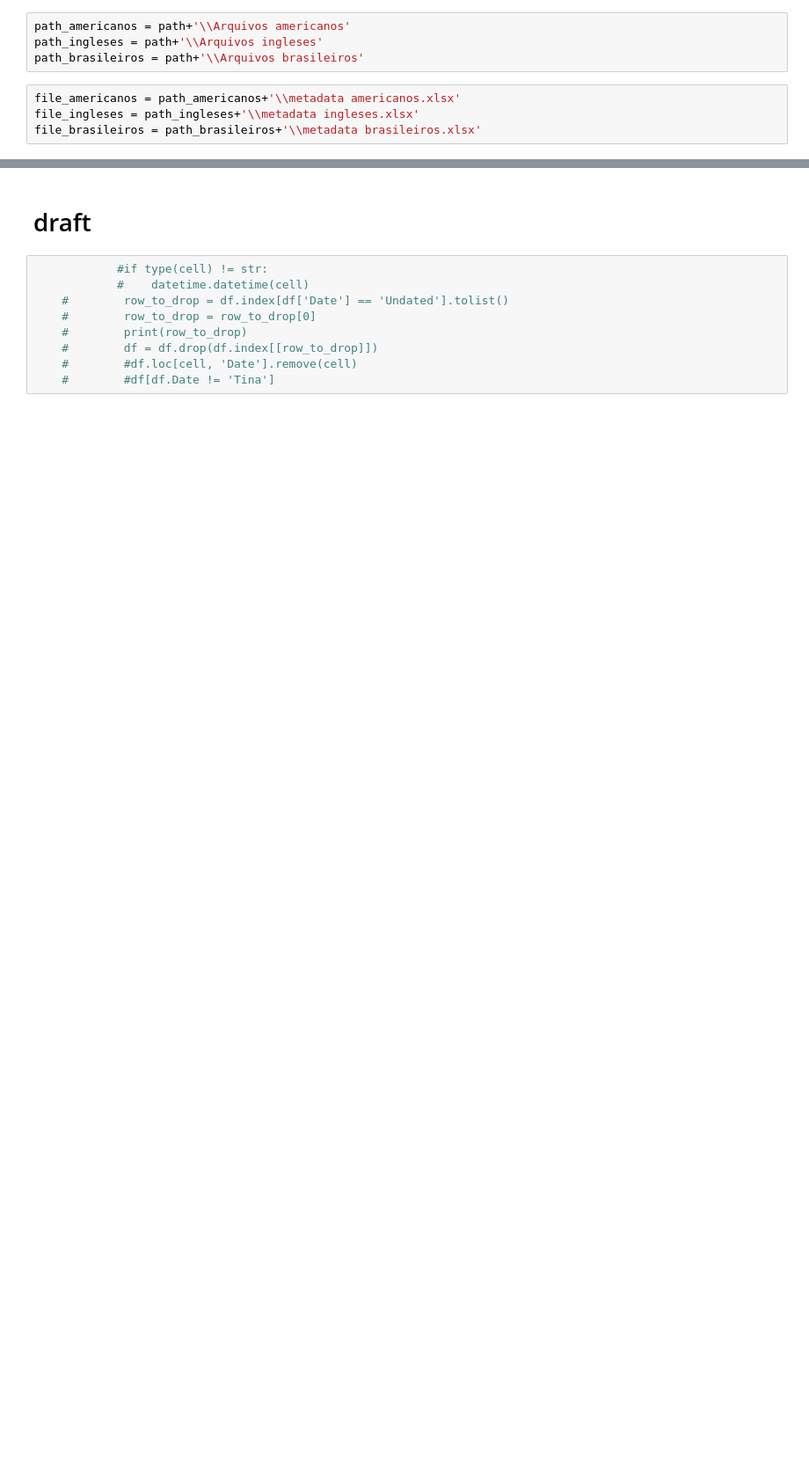
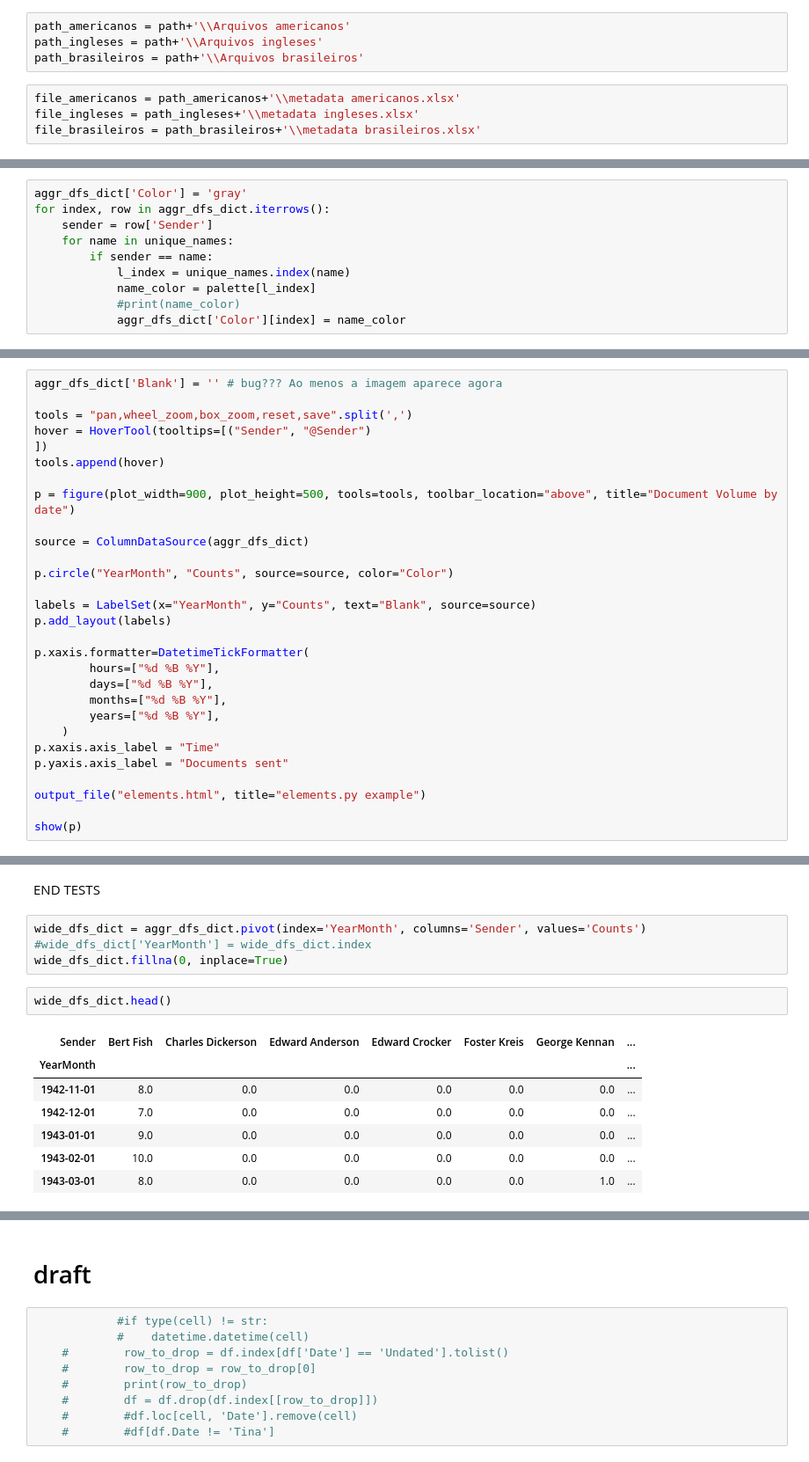
Before and after one commit to Marcelobbr/CPDOC, a Jupyter notebook: notebooks/data_vis.ipynb, the cells around one changed output, grey strips where cells are left out. Shown at 88% size. Saved outputs shown, nothing was run; the diff lists cells and outputs as text; blank space fills up the shorter version.

```diff
--- a/notebooks/data_vis.ipynb
+++ b/notebooks/data_vis.ipynb
@@ -184,0 +197,10 @@ show(p)
+# %%
+aggr_dfs_dict['Color'] = 'gray'
+for index, row in aggr_dfs_dict.iterrows():
+    sender = row['Sender']
+    for name in unique_names:
+        if sender == name:
+            l_index = unique_names.index(name)
+            name_color = palette[l_index]
+            #print(name_color)
+            aggr_dfs_dict['Color'][index] = name_color
@@ -184,0 +211,29 @@ show(p)
+# %%
+aggr_dfs_dict['Blank'] = '' # bug??? Ao menos a imagem aparece agora
+
+tools = "pan,wheel_zoom,box_zoom,reset,save".split(',')
+hover = HoverTool(tooltips=[("Sender", "@Sender")
+])
+tools.append(hover)
+
+p = figure(plot_width=900, plot_height=500, tools=tools, toolbar_location="above", title="Document Volume by date")
+
+source = ColumnDataSource(aggr_dfs_dict)
+
+p.circle("YearMonth", "Counts", source=source, color="Color")
+
+labels = LabelSet(x="YearMonth", y="Counts", text="Blank", source=source)
+p.add_layout(labels)
+
+p.xaxis.formatter=DatetimeTickFormatter(
+        hours=["%d %B %Y"],
+        days=["%d %B %Y"],
+        months=["%d %B %Y"],
+        years=["%d %B %Y"],
+    )
+p.xaxis.axis_label = "Time"
+p.yaxis.axis_label = "Documents sent"
+
+output_file("elements.html", title="elements.py example")
+
+show(p)
@@ -184,0 +310,16 @@ show(p)
+# %% [markdown]
+END TESTS
+# %%
+wide_dfs_dict = aggr_dfs_dict.pivot(index='YearMonth', columns='Sender', values='Counts')
+#wide_dfs_dict['YearMonth'] = wide_dfs_dict.index
+wide_dfs_dict.fillna(0, inplace=True)
+# %%
+wide_dfs_dict.head()
+# %% [output]
+| Sender | Bert Fish | Charles Dickerson | Edward Anderson | Edward Crocker | Foster Kreis | George Kennan | ... |
+| YearMonth |  |  |  |  |  |  | ... |
+| 1942-11-01 | 8.0 | 0.0 | 0.0 | 0.0 | 0.0 | 0.0 | ... |
+| 1942-12-01 | 7.0 | 0.0 | 0.0 | 0.0 | 0.0 | 0.0 | ... |
+| 1943-01-01 | 9.0 | 0.0 | 0.0 | 0.0 | 0.0 | 0.0 | ... |
+| 1943-02-01 | 10.0 | 0.0 | 0.0 | 0.0 | 0.0 | 0.0 | ... |
+| 1943-03-01 | 8.0 | 0.0 | 0.0 | 0.0 | 0.0 | 1.0 | ... |
```
Also changed, not shown: parts of 50 cells of this notebook.
